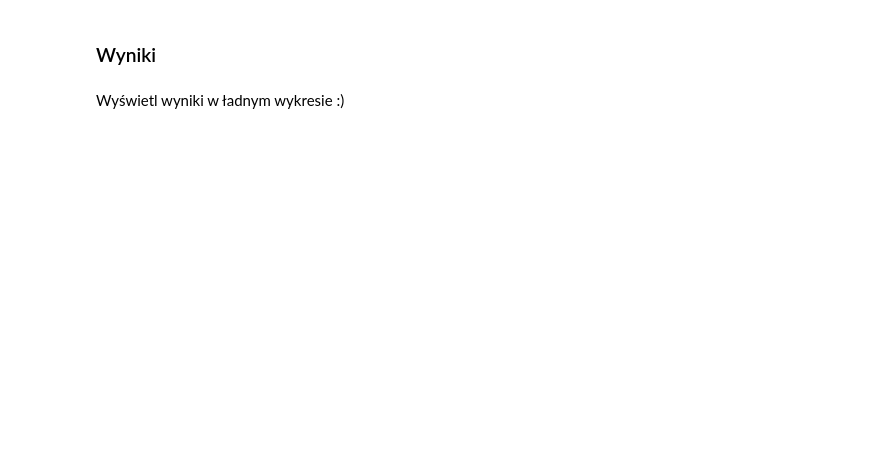
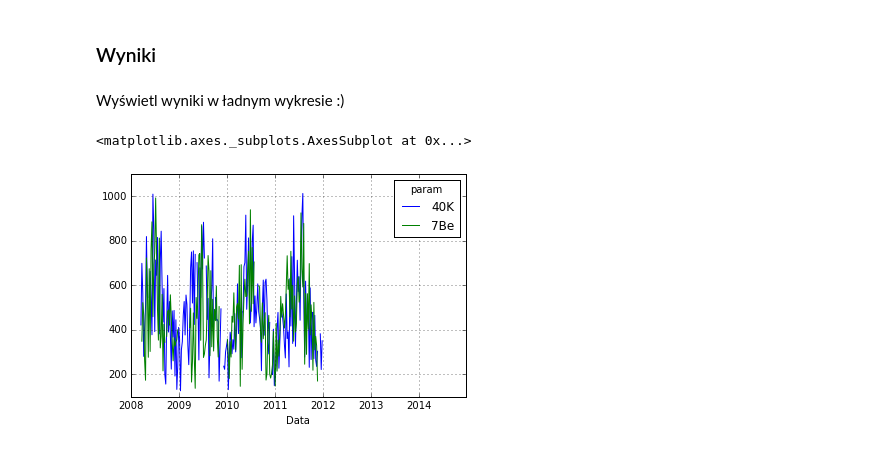
Before and after one commit to kowal256/pwzn, a Jupyter notebook: tasks/zaj6/zad2.ipynb, the cells around one changed output. Cells and saved outputs as stored; diff of their text form; code cells hidden in the pictures; blank space fills up the shorter version.

```diff
--- a/tasks/zaj6/zad2.ipynb
+++ b/tasks/zaj6/zad2.ipynb
@@ -167,5 +167,9 @@ Teraz skonstruuj tabelkę zawierającą takie kolumny:
 * Data
 * Dla każdej kombinacji Stacji i parametru kolumnę z poziomem zanieczyszczenia
 # %%
-piv = full_i.pivot(index='Data', columns=['Stacja', 'param'], values='value')
+#piv = full_i.pivot(index='Data', columns=['Stacja', 'param'], values='value')
+
+piv = pd.pivot_table(full_i, index='Data', values='value', columns=['Stacja', 'param'])
+
+piv
 # %% [output]
@@ -174,3 +197,9 @@ ValueError: The truth value of a DataFrame is ambiguous. Use a.empty, a.bool(),
 ### Wyniki
 # %% [markdown]
 Wyświetl wyniki w ładnym wykresie :)
+# %%
+piv.plot(y='Stacja A')
+#np dla stacji A
+# %% [output]
+<matplotlib.axes._subplots.AxesSubplot at 0x...>
+[figure, added]
```
Also changed, not shown: parts of 1 cell of this notebook.
